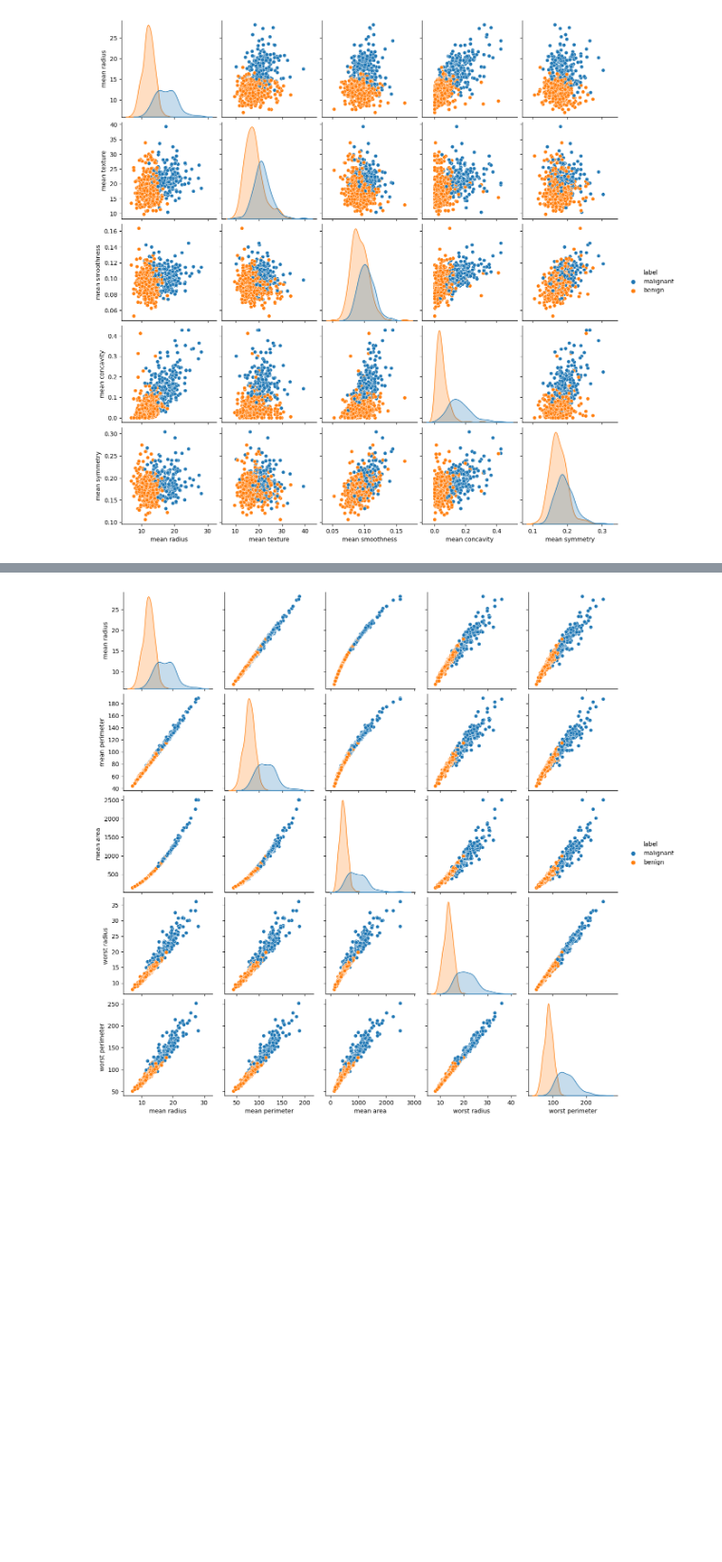
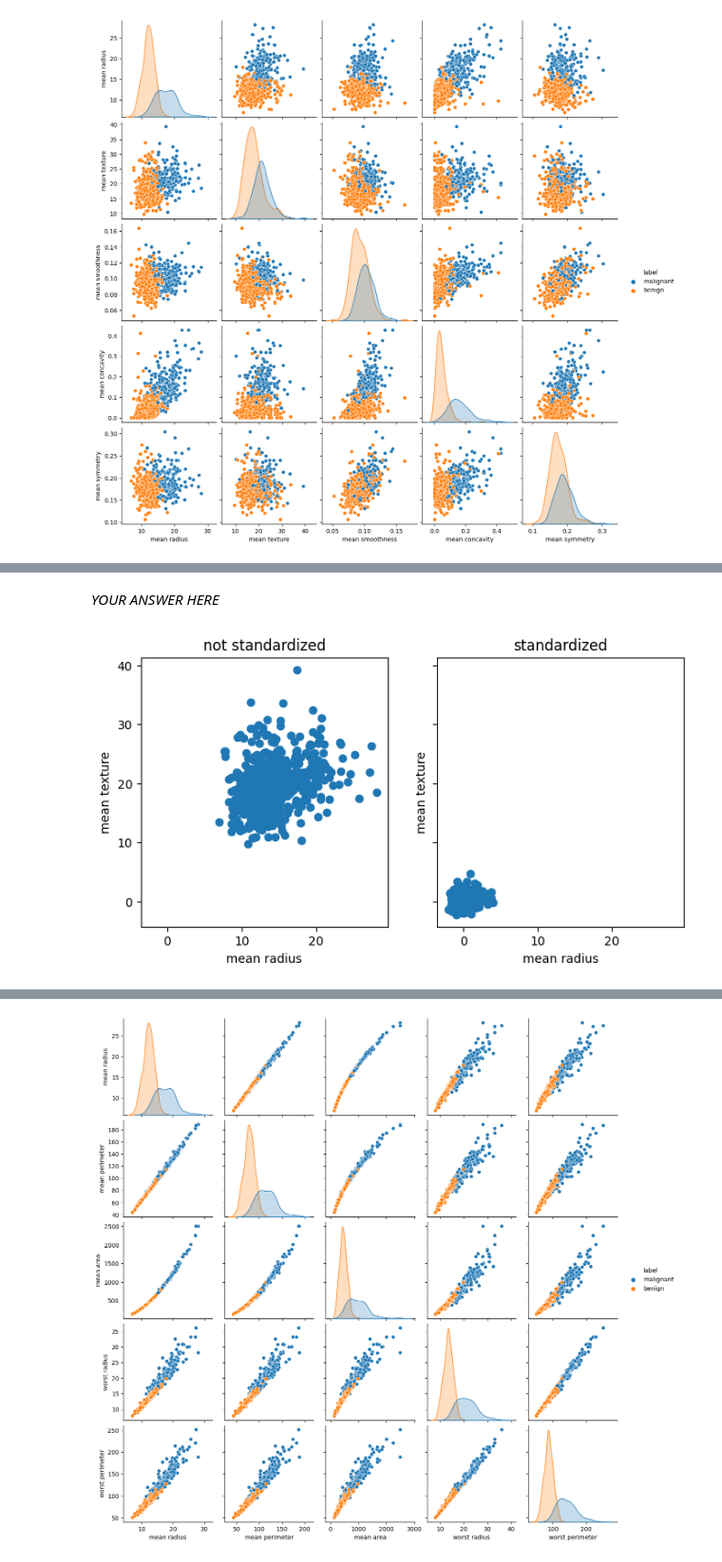
Before and after one commit to digikolleg-data-science-psychology/ads_exercise, a Jupyter notebook: course_directory/ads_exercise/source/10_machine_learning/10_machine_learning.ipynb, the cells around one changed output, grey strips where cells are left out. Shown at 95% size. Cells and saved outputs as stored; diff of their text form; code cells hidden in the pictures; blank space fills up the shorter version.

```diff
--- a/course_directory/ads_exercise/source/10_machine_learning/10_machine_learning.ipynb
+++ b/course_directory/ads_exercise/source/10_machine_learning/10_machine_learning.ipynb
@@ -135,6 +134,6 @@ TODO: define return type -> df or np.array
 # %%
 ### BEGIN SOLUTION
-def scale_data(data):
+def standardize_data(data):
     scaler = StandardScaler()
     data_scaled = scaler.fit_transform(data)
     return data_scaled
@@ -147,0 +158,13 @@ assert np.abs(np.sum(np.mean(res_scaled, axis=0))) < 1e-10, "Check that you appl
+# %% [markdown]
+*YOUR ANSWER HERE*
+# %%
+### BEGIN SOLUTION
+res_scaled = standardize_data(df_cancer.drop(columns="label"))
+fig, axs = plt.subplots(ncols=2, figsize=(8, 4), sharex=True, sharey=True)
+axs[0].scatter(df_cancer["mean radius"], df_cancer["mean texture"])
+axs[1].scatter(res_scaled[:, 0], res_scaled[:, 1])
+for ax in axs: ax.set_xlabel("mean radius"); ax.set_ylabel("mean texture")
+for ax, t in zip(axs, ["not standardized", "standardized"]): ax.set_title(t)
+### END SOLUTION
+# %% [output]
+[figure, added]
```
Also changed, not shown: parts of 67 cells of this notebook.
